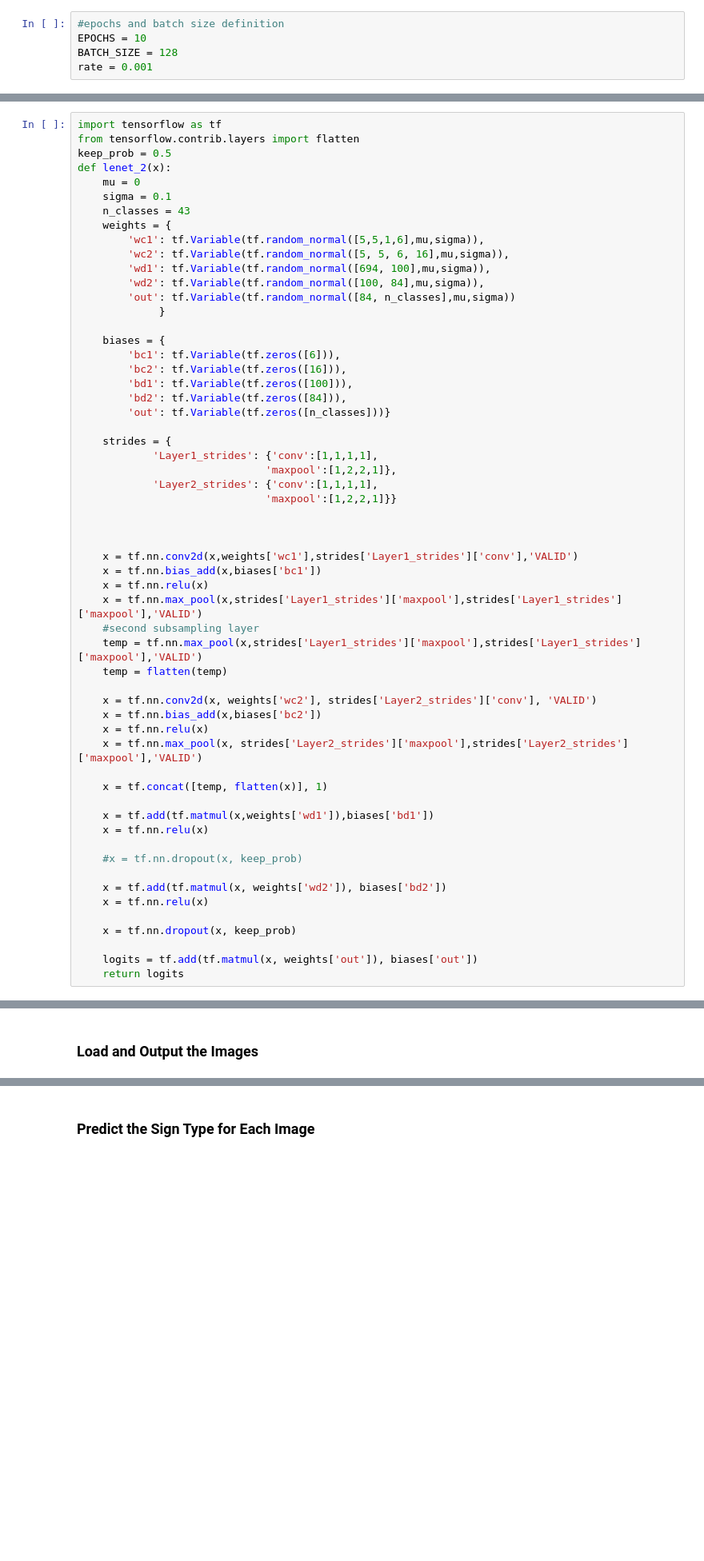
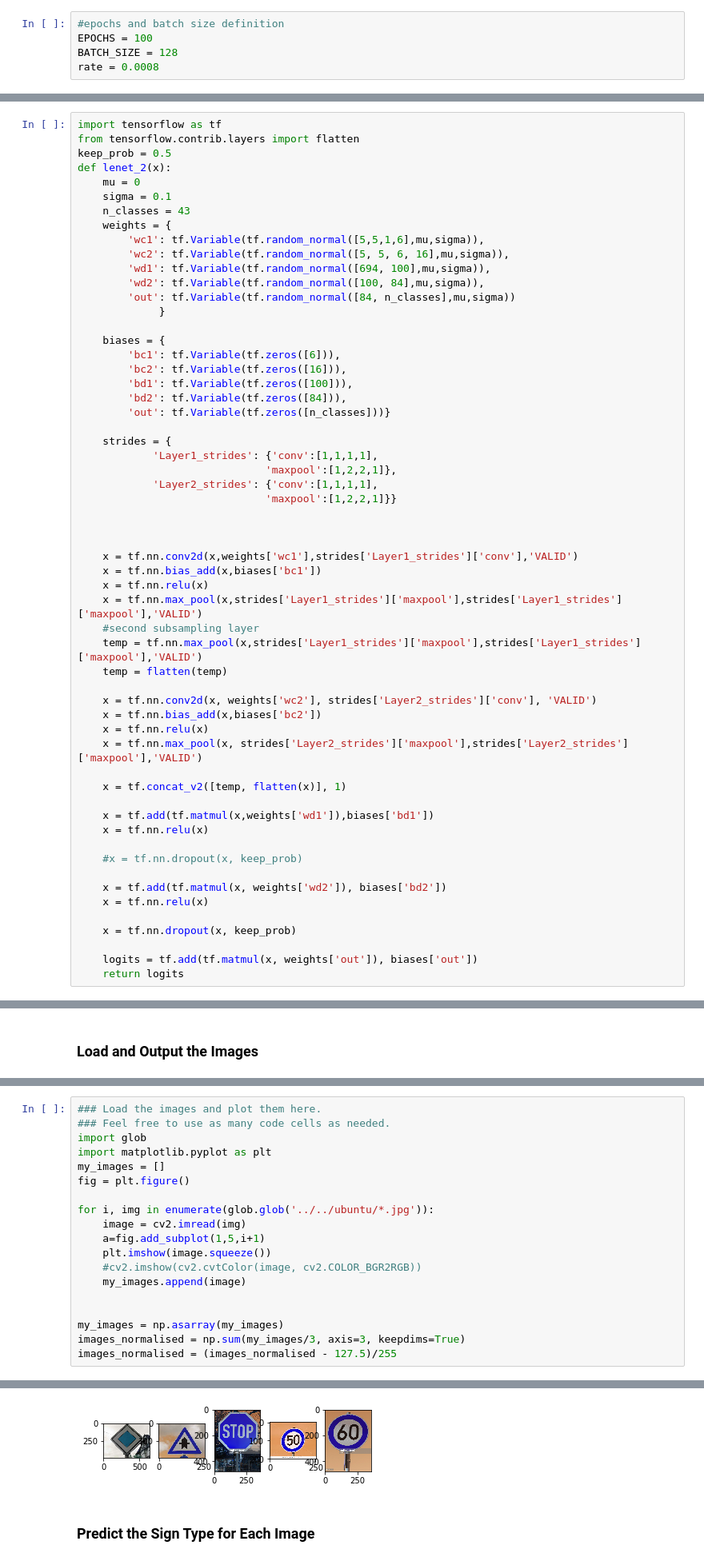
Before and after one commit to ankith0073/Traffic-sign-Classification, a Jupyter notebook: Traffic_Sign_Classifier.ipynb, the cells around one changed output, grey strips where cells are left out. Shown: that part at 80% size. Drawn from its saved outputs; the diff is of its cells as text; blank space fills up the shorter version.

```diff
--- a/Traffic_Sign_Classifier.ipynb
+++ b/Traffic_Sign_Classifier.ipynb
@@ -486,6 +491,6 @@ A validation set can be used to assess how well the model is performing. A low a
 sets imply underfitting. A high accuracy on the training set but low accuracy on the validation set implies overfitting.
 # %%
 #epochs and batch size definition
-EPOCHS = 10
+EPOCHS = 100
 BATCH_SIZE = 128
-rate = 0.001
+rate = 0.0008
@@ -533,7 +611,7 @@ def lenet_2(x):
     x = tf.nn.relu(x)
     x = tf.nn.max_pool(x, strides['Layer2_strides']['maxpool'],strides['Layer2_strides']['maxpool'],'VALID')
 
-    x = tf.concat([temp, flatten(x)], 1)
+    x = tf.concat_v2([temp, flatten(x)], 1)
 
     x = tf.add(tf.matmul(x,weights['wd1']),biases['bd1'])
     x = tf.nn.relu(x)
@@ -642,0 +725,20 @@ You may find `signnames.csv` useful as it contains mappings from the class id (i
+# %%
+### Load the images and plot them here.
+### Feel free to use as many code cells as needed.
+import glob
+import matplotlib.pyplot as plt
+my_images = []
+fig = plt.figure()
+
+for i, img in enumerate(glob.glob('../../ubuntu/*.jpg')):
+    image = cv2.imread(img)
+    a=fig.add_subplot(1,5,i+1)
+    plt.imshow(image.squeeze())
+    #cv2.imshow(cv2.cvtColor(image, cv2.COLOR_BGR2RGB))
+    my_images.append(image)
+
+
+my_images = np.asarray(my_images)
+images_normalised = np.sum(my_images/3, axis=3, keepdims=True)
+images_normalised = (images_normalised - 127.5)/255
+# %% [output]
@@ -643,3 +746,4 @@ You may find `signnames.csv` useful as it contains mappings from the class id (i
+[figure, added]
 # %% [markdown]
 ### Predict the Sign Type for Each Image
 # %%
```
Also changed, not shown: parts of 18 cells of this notebook.
